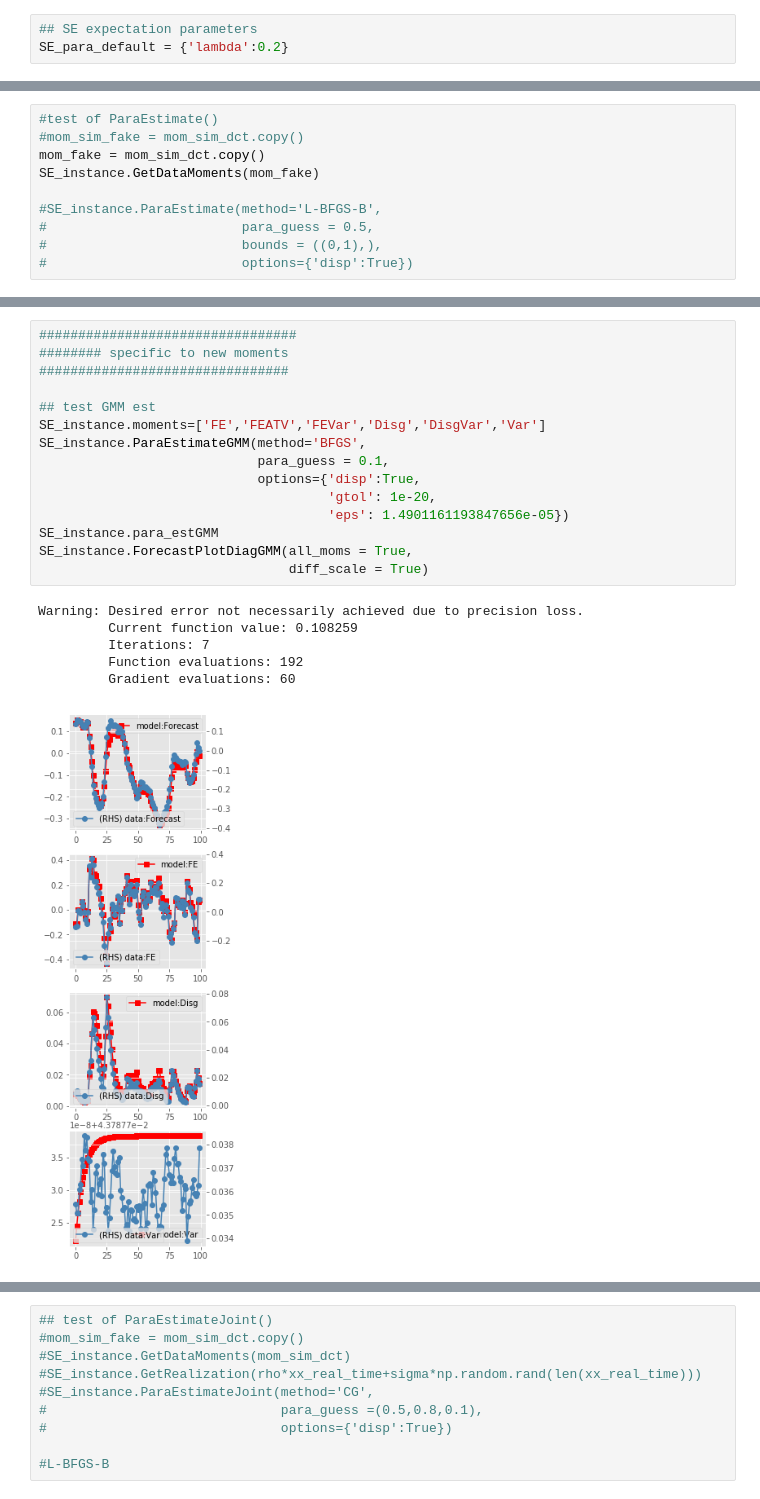
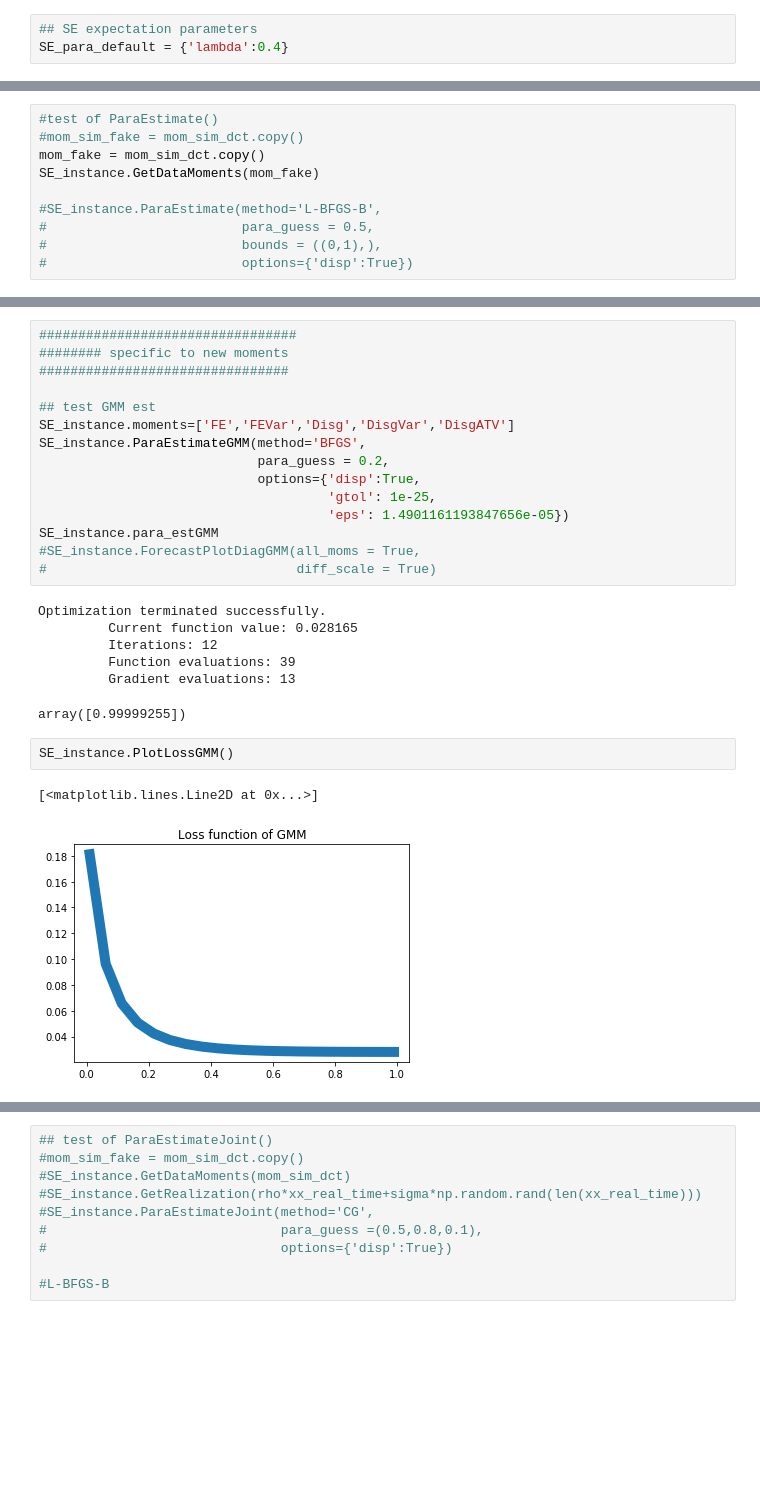
Before and after one commit to TaoWangEcon/ExpProject, a Jupyter notebook: workingfolder/python/GMMEst_Dev.ipynb, the cells around one changed output, grey strips where cells are left out. Drawn from its saved outputs; the diff is of its cells as text; blank space fills up the shorter version.

Commit message:
added plot loss function for GMM. Need to do it for joint as well. The loss function seems to be weird.

```diff
--- a/workingfolder/python/GMMEst_Dev.ipynb
+++ b/workingfolder/python/GMMEst_Dev.ipynb
@@ -542,4 +542,4 @@ RE_instance.GetDataMoments(fe_moms)
 ## SE model
 # %%
 ## SE expectation parameters
-SE_para_default = {'lambda':0.2}
+SE_para_default = {'lambda':0.4}
@@ -1243,22 +1252,27 @@ Data GMM are: 0.00020104179119327182
 ################################
 
 ## test GMM est
-SE_instance.moments=['FE','FEATV','FEVar','Disg','DisgVar','Var']
+SE_instance.moments=['FE','FEVar','Disg','DisgVar','DisgATV']
 SE_instance.ParaEstimateGMM(method='BFGS',
-                            para_guess = 0.1,
+                            para_guess = 0.2,
                             options={'disp':True,
-                                     'gtol': 1e-20,
+                                     'gtol': 1e-25,
                                      'eps': 1.4901161193847656e-05})
 SE_instance.para_estGMM
-SE_instance.ForecastPlotDiagGMM(all_moms = True,
-                                diff_scale = True)
+#SE_instance.ForecastPlotDiagGMM(all_moms = True,
+#                                diff_scale = True)
 # %% [output]
-Warning: Desired error not necessarily achieved due to precision loss.
-         Current function value: 0.108259
-         Iterations: 7
-         Function evaluations: 192
-         Gradient evaluations: 60
+Optimization terminated successfully.
+         Current function value: 0.028165
+         Iterations: 12
+         Function evaluations: 39
+         Gradient evaluations: 13
-[figure, removed]
+array([0.99999255])
+# %%
+SE_instance.PlotLossGMM()
+# %% [output]
+[<matplotlib.lines.Line2D at 0x...>]
+[figure, added]
 # %%
 SE_instance.para_estGMM
 # %% [output]
```
Also changed, not shown: parts of 5 cells of this notebook, 9 other files.
